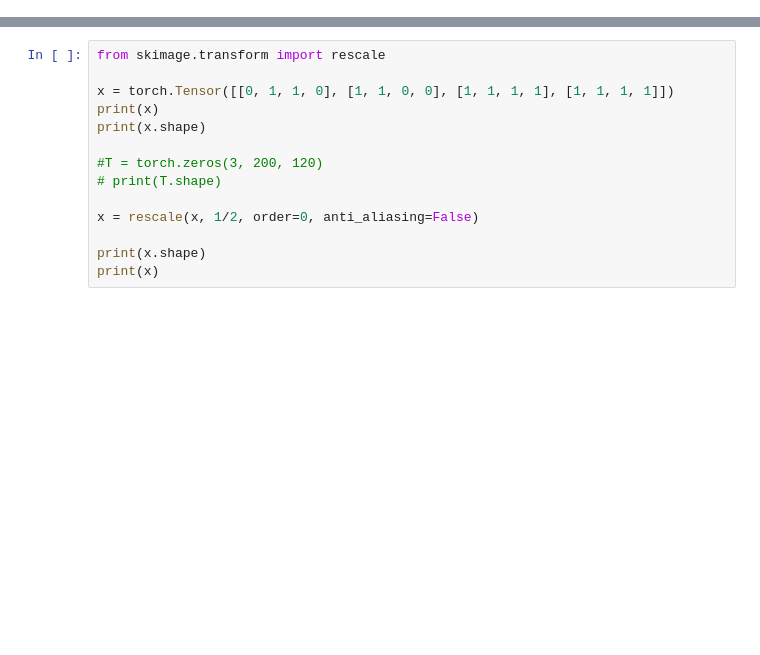
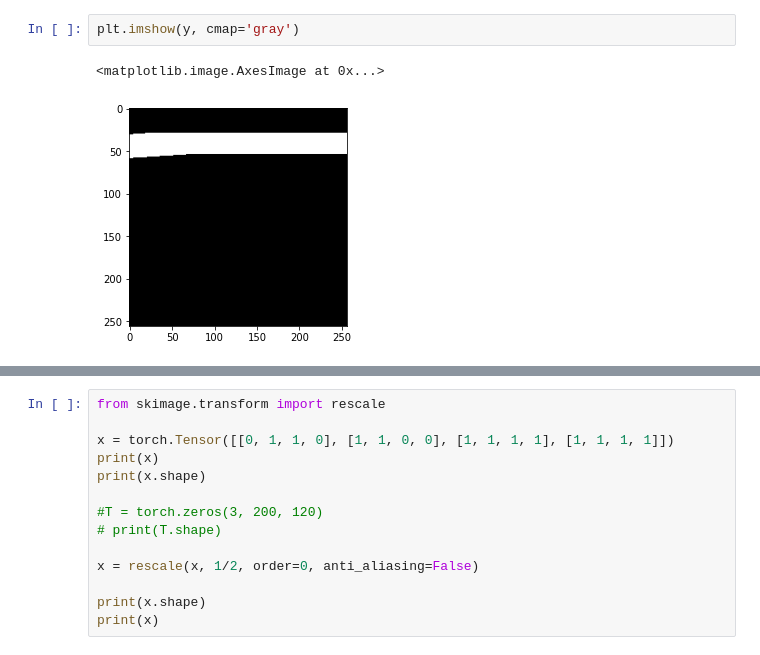
Before and after one commit to alishibli97/KTH-Deep-Learning-Project, a Jupyter notebook: main.ipynb, the cells around one changed output, grey strips where cells are left out. Saved outputs shown, nothing was run; the diff lists cells and outputs as text; blank space fills up the shorter version.

```diff
--- a/main.ipynb
+++ b/main.ipynb
@@ -209,0 +212,5 @@ plt.plot(trainingAcc)
+# %%
+plt.imshow(y, cmap='gray')
+# %% [output]
+<matplotlib.image.AxesImage at 0x...>
+[figure, added]
```
Also changed, not shown: parts of 11 cells of this notebook, 1 other file.
